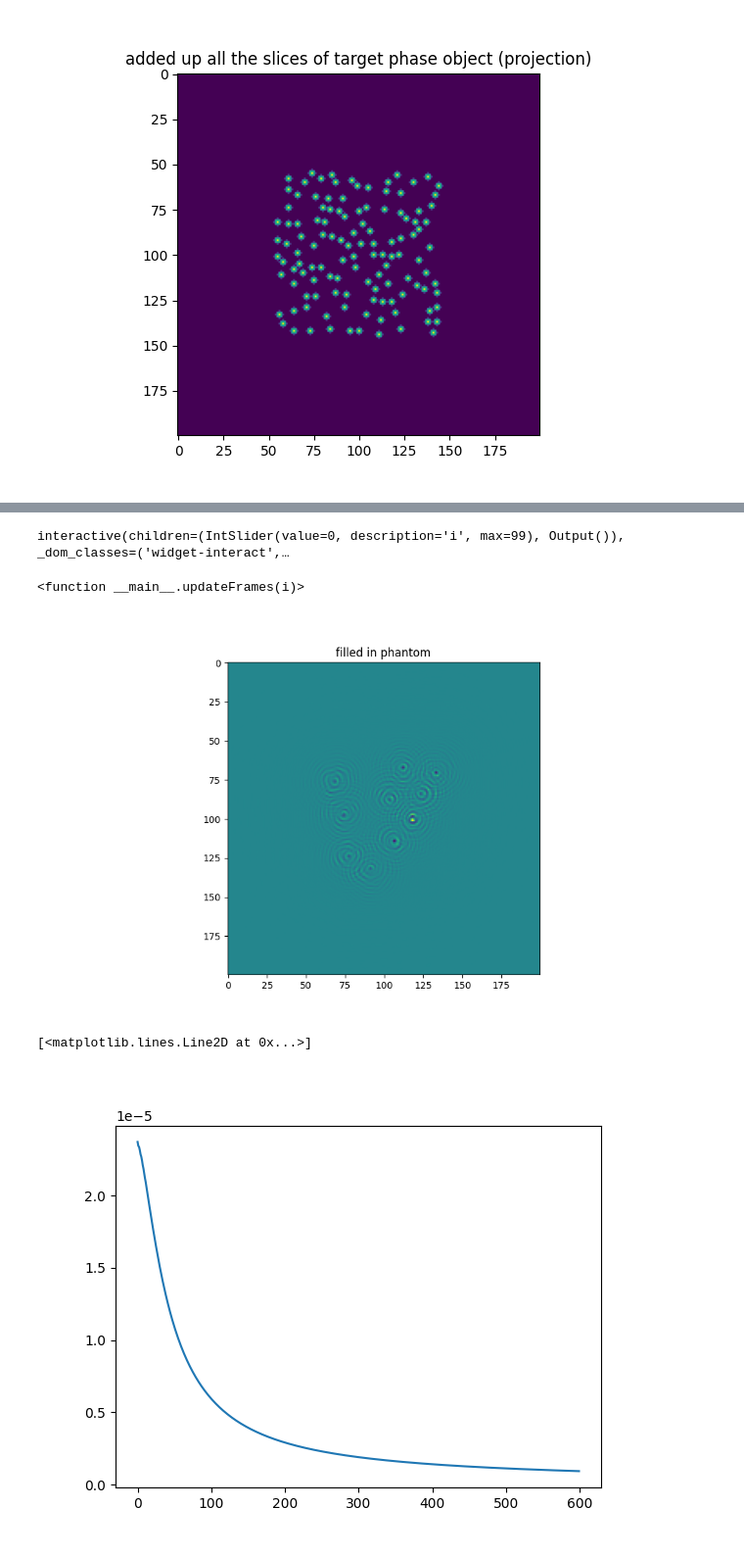
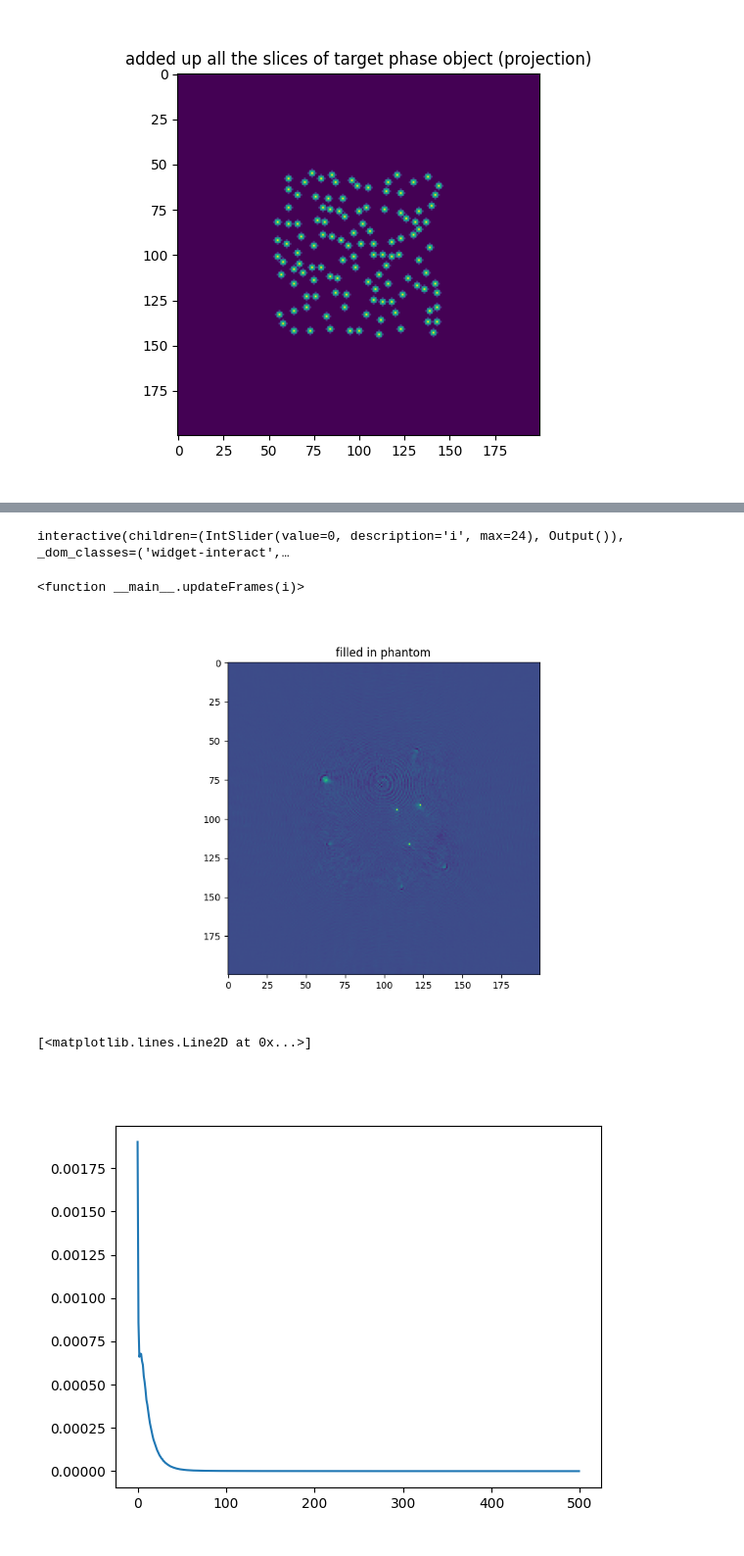
Before and after one commit to mingxuancai/FluoPhaseRecon, a Jupyter notebook: main.ipynb, the cells around one changed output, grey strips where cells are left out. Shown at 98% size. Drawn from its saved outputs; the diff is of its cells as text; code cells hidden in the pictures.

```diff
--- a/main.ipynb
+++ b/main.ipynb
@@ -49,7 +49,7 @@ np_dtype = np.float32
 # fx_illu_list: x position ex. 0.0041
 # fy_illu_list: y position ex. -0.0146
 # fz_illu_list: z layer    ex. 3
-na_list = sio.loadmat("na_list_3D_rand_10.mat")
-fx_illu_list = na_list["na_list_3D_rand"][:, 0] * 0.9   #paraxial condition
-fy_illu_list = na_list["na_list_3D_rand"][:, 1] * 0.9
-fz_illu_list = na_list["na_list_3D_rand"][:, 2] * 0     #z layer at the z=0
+na_list = sio.loadmat("Dataset/na_list_3D_num50_025.mat")
+fx_illu_list = na_list["na_list_3D_num50_025"][:, 0] * 0.03   #paraxial condition
+fy_illu_list = na_list["na_list_3D_num50_025"][:, 1] * 0.03
+fz_illu_list = na_list["na_list_3D_num50_025"][:, 2] * 0.5     #z layer at the z=0
@@ -55,0 +72,5 @@ fz_illu_list = na_list["na_list_3D_rand"][:, 2] * 0     #z layer at the z=0
+# %%
+for i in range(50):
+    if fz_illu_list[i] < 1:
+        fz_illu_list[i] = 0
+fz_illu_list
@@ -200,7 +241,7 @@ X = torch.zeros_like(solver_obj._x, dtype=dtype, requires_grad=True, device=devi
 for source_num in range(solver_obj.number_illum):
     forward_field_mb[source_num] = forward_field_mb[source_num].to(device)
 
-n_iters = 2000
+n_iters = 500
 learning_rate = 1e3
 optimizer = torch.optim.SGD([X], lr=learning_rate, momentum=0.9)
 #f = plt.figure(1)
@@ -271,16 +312,16 @@ def updateFrames(i):
 
 interact(updateFrames, i=IntSlider(min=0, max=24, step=1, value=0))
 # %% [output]
-interactive(children=(IntSlider(value=0, description='i', max=99), Output()), _dom_classes=('widget-interact',…
+interactive(children=(IntSlider(value=0, description='i', max=24), Output()), _dom_classes=('widget-interact',…
 <function __main__.updateFrames(i)>
-[figure, old version]
+[figure, new version]
 # %%
 plt.figure()
 loss_show = []
-for i in range(600):
+for i in range(500):
     loss_show.append(losslist[i].detach().numpy())
 plt.plot(loss_show)
 # %% [output]
 [<matplotlib.lines.Line2D at 0x...>]
-[figure, old version]
+[figure, new version]
 # %%
```
Also changed, not shown: parts of 10 cells of this notebook, 1 other file.
